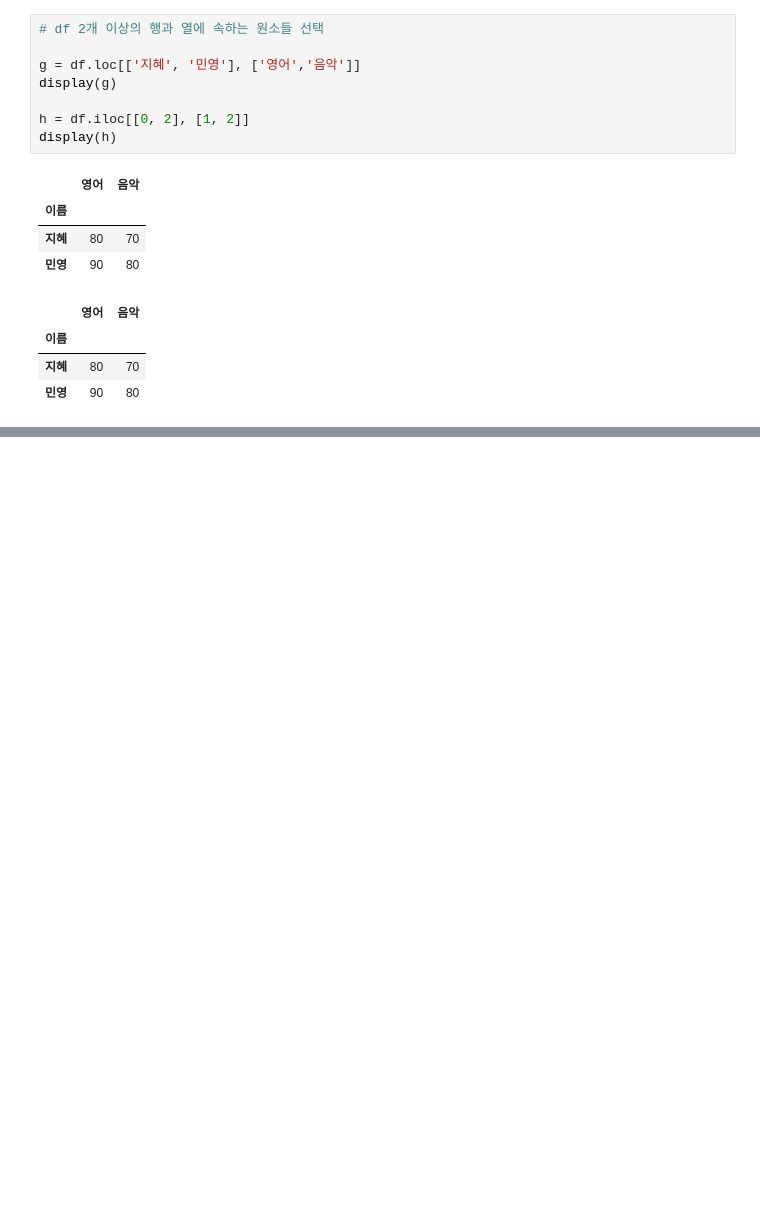
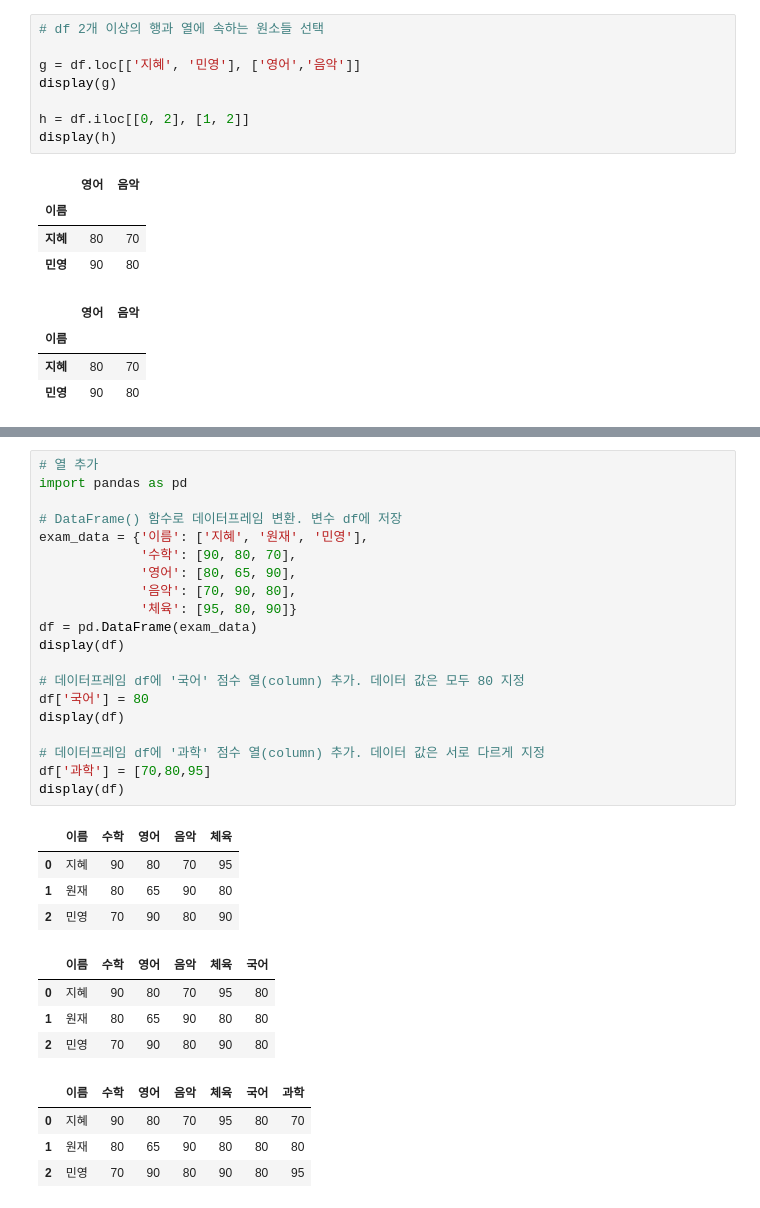
Before and after one commit to Lia-97/2021_TIL, a Jupyter notebook: pandas/판다스 입문.ipynb, the cells around one changed output, grey strips where cells are left out. Saved outputs shown, nothing was run; the diff lists cells and outputs as text; blank space fills up the shorter version.

```diff
--- a/pandas/판다스 입문.ipynb
+++ b/pandas/판다스 입문.ipynb
@@ -439,0 +492,33 @@ display(h)
+# %%
+# 열 추가
+import pandas as pd
+
+# DataFrame() 함수로 데이터프레임 변환. 변수 df에 저장
+exam_data = {'이름': ['지혜', '원재', '민영'],
+             '수학': [90, 80, 70],
+             '영어': [80, 65, 90],
+             '음악': [70, 90, 80],
+             '체육': [95, 80, 90]}
+df = pd.DataFrame(exam_data)
+display(df)
+
+# 데이터프레임 df에 '국어' 점수 열(column) 추가. 데이터 값은 모두 80 지정
+df['국어'] = 80
+display(df)
+
+# 데이터프레임 df에 '과학' 점수 열(column) 추가. 데이터 값은 서로 다르게 지정
+df['과학'] = [70,80,95]
+display(df)
+# %% [output]
+|  | 이름 | 수학 | 영어 | 음악 | 체육 |
+| 0 | 지혜 | 90 | 80 | 70 | 95 |
+| 1 | 원재 | 80 | 65 | 90 | 80 |
+| 2 | 민영 | 70 | 90 | 80 | 90 |
+|  | 이름 | 수학 | 영어 | 음악 | 체육 | 국어 |
+| 0 | 지혜 | 90 | 80 | 70 | 95 | 80 |
+| 1 | 원재 | 80 | 65 | 90 | 80 | 80 |
+| 2 | 민영 | 70 | 90 | 80 | 90 | 80 |
+|  | 이름 | 수학 | 영어 | 음악 | 체육 | 국어 | 과학 |
+| 0 | 지혜 | 90 | 80 | 70 | 95 | 80 | 70 |
+| 1 | 원재 | 80 | 65 | 90 | 80 | 80 | 80 |
+| 2 | 민영 | 70 | 90 | 80 | 90 | 80 | 95 |
```
Also changed, not shown: parts of 7 cells of this notebook.
